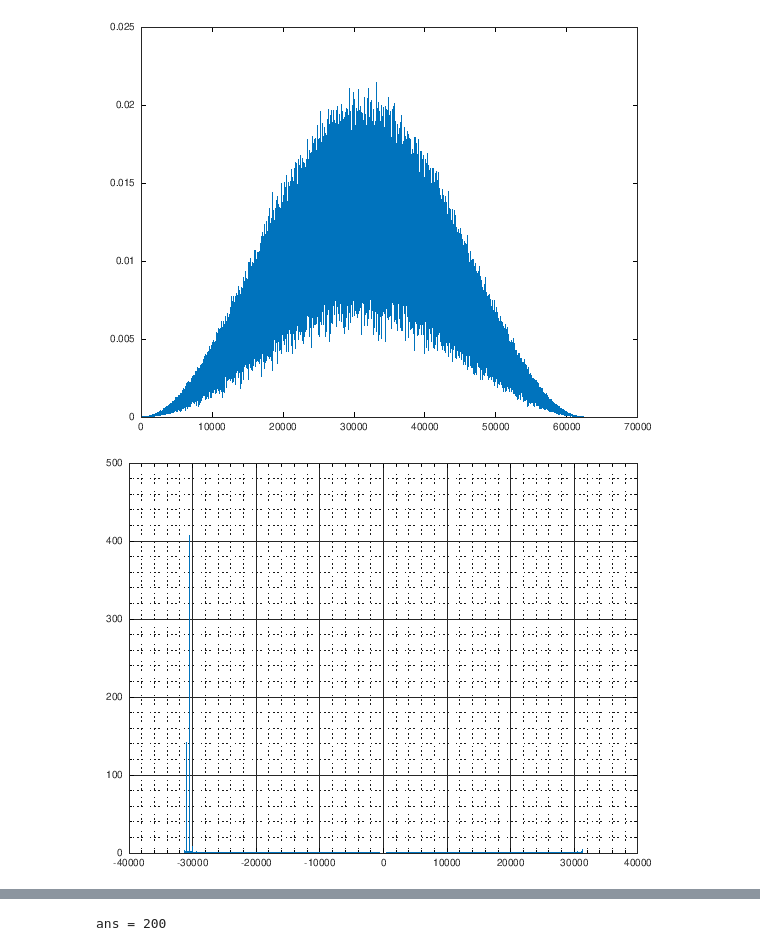
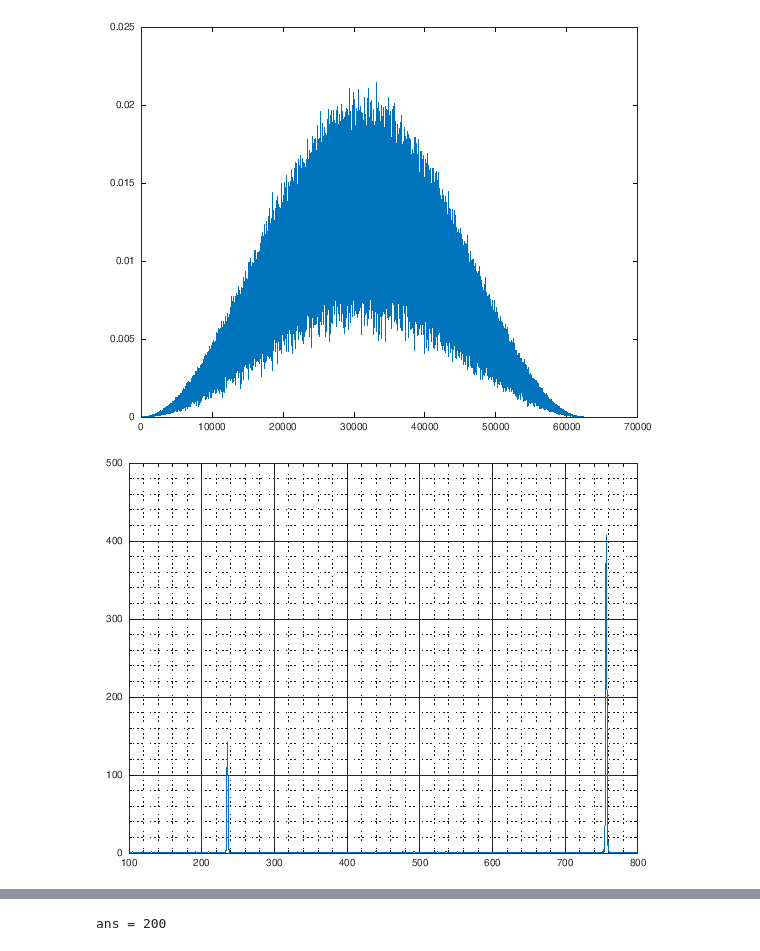
Before and after one commit to tbondy760/sat-chirp, a Jupyter notebook: AnalyzeMultiToneCalibrationFile.ipynb, the cells around one changed output, grey strips where cells are left out. Saved outputs shown, nothing was run; the diff lists cells and outputs as text; code cells hidden in the pictures.

```diff
--- a/AnalyzeMultiToneCalibrationFile.ipynb
+++ b/AnalyzeMultiToneCalibrationFile.ipynb
@@ -76,13 +76,13 @@ plot(abs(SigSec0RV));
 # %% [output]
 [figure]
 # %%
-FftSec0RV = abs(fft(SigSec0RV, sampleRate*10 + 1));
+FftSec0RV = abs(fftshift(fft(SigSec0RV, sampleRate*10 + 1)));
 FreqSec0RV = [linspace(-sampleRate/2, sampleRate/2, rows(FftSec0RV))](:);
 # %%
 plot(FreqSec0RV, FftSec0RV)
 grid on
 grid minor
-# axis([-760 -750], "tic")
+axis([100 800], "tic")
 # %% [output]
-[figure, old version]
+[figure, new version]
 # %%
```
Also changed, not shown: parts of 15 cells of this notebook.
